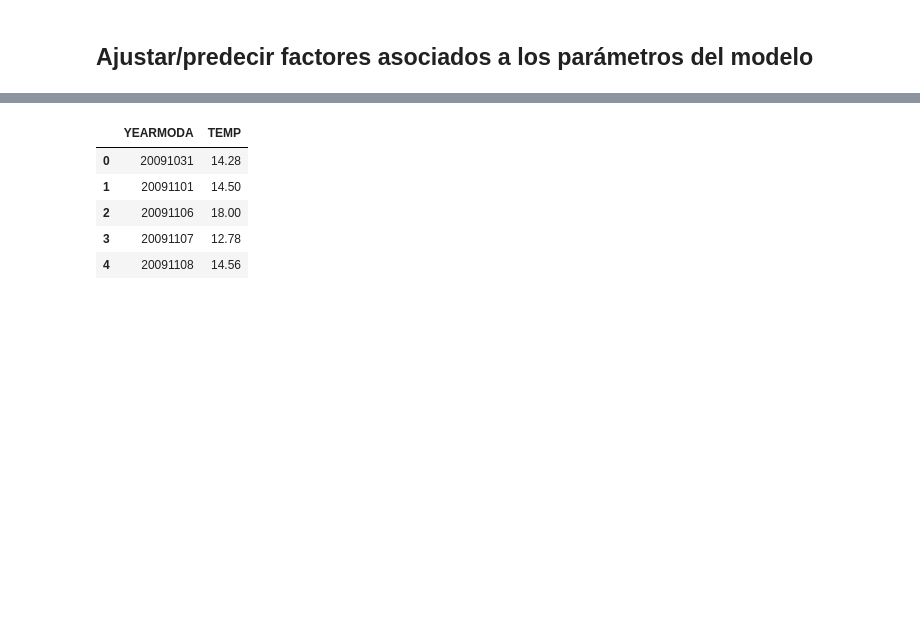
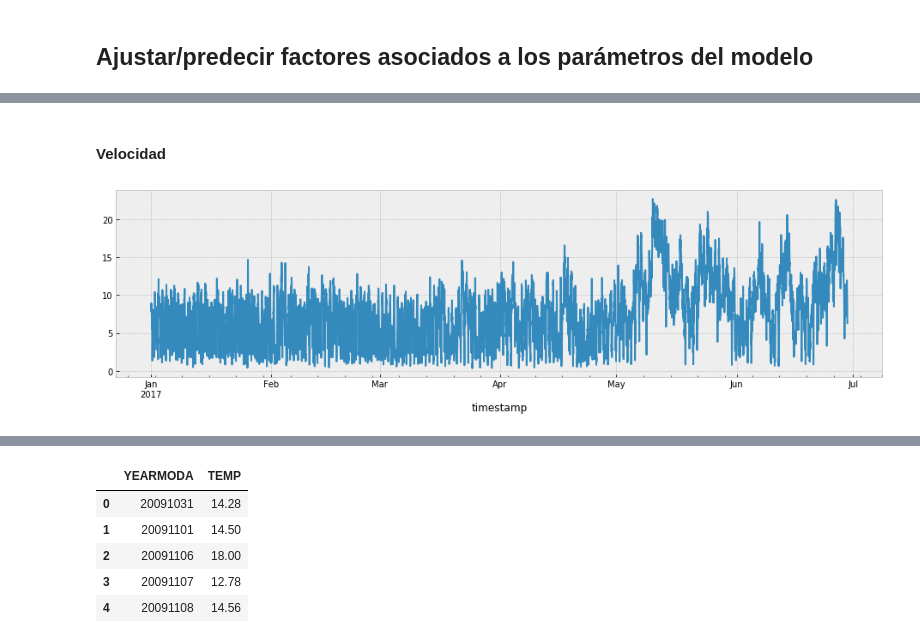
Before and after one commit to dsanmartin/INF475-PJ, a Jupyter notebook: project.ipynb, the cells around one changed output, grey strips where cells are left out. Cells and saved outputs as stored; diff of their text form; code cells hidden in the pictures; blank space fills up the shorter version.

```diff
--- a/project.ipynb
+++ b/project.ipynb
@@ -66,0 +131,7 @@ interactive(children=(IntSlider(value=0, continuous_update=False, description='t
+# %% [markdown]
+#### Velocidad
+# %%
+speed.plot(figsize=(16, 4))
+plt.show()
+# %% [output]
+[figure, added]
```
Also changed, not shown: parts of 39 cells of this notebook.
